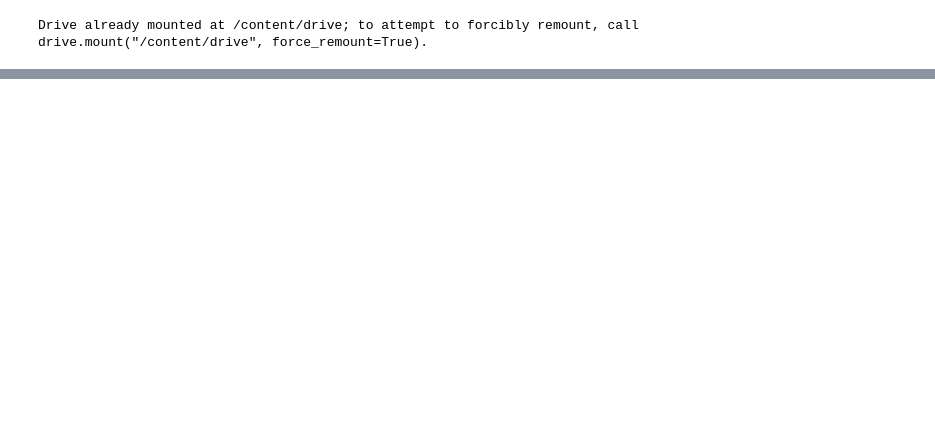
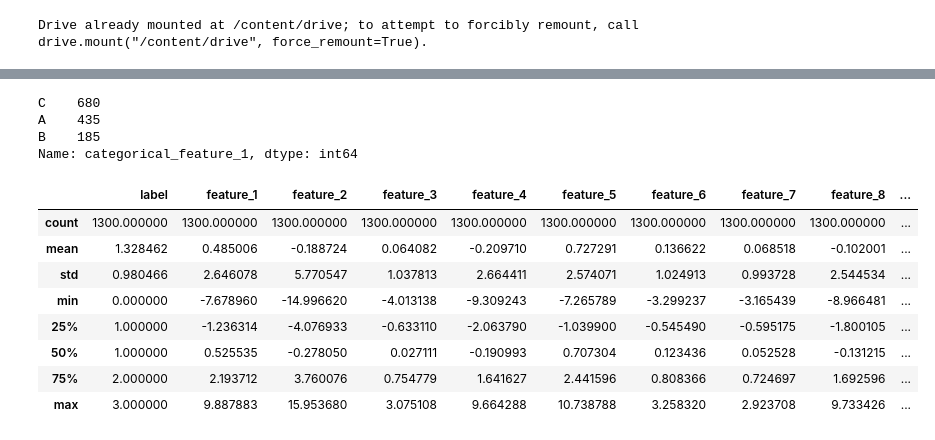
Before and after one commit to tommasoghisini/IndividualAssignment30412, a Jupyter notebook: Notebook.ipynb, the cells around one changed output, grey strips where cells are left out. Cells and saved outputs as stored; diff of their text form; code cells hidden in the pictures; blank space fills up the shorter version.

```diff
--- a/Notebook.ipynb
+++ b/Notebook.ipynb
@@ -9,0 +93,19 @@ Drive already mounted at /content/drive; to attempt to forcibly remount, call dr
+# %%
+data["categorical_feature_1"].value_counts()
+# %% [output]
+C    680
+A    435
+B    185
+Name: categorical_feature_1, dtype: int64
+# %%
+data.describe()
+# %% [output]
+|  | label | feature_1 | feature_2 | feature_3 | feature_4 | feature_5 | feature_6 | feature_7 | feature_8 | ... |
+| count | 1300.000000 | 1300.000000 | 1300.000000 | 1300.000000 | 1300.000000 | 1300.000000 | 1300.000000 | 1300.000000 | 1300.000000 | ... |
+| mean | 1.328462 | 0.485006 | -0.188724 | 0.064082 | -0.209710 | 0.727291 | 0.136622 | 0.068518 | -0.102001 | ... |
+| std | 0.980466 | 2.646078 | 5.770547 | 1.037813 | 2.664411 | 2.574071 | 1.024913 | 0.993728 | 2.544534 | ... |
+| min | 0.000000 | -7.678960 | -14.996620 | -4.013138 | -9.309243 | -7.265789 | -3.299237 | -3.165439 | -8.966481 | ... |
+| 25% | 1.000000 | -1.236314 | -4.076933 | -0.633110 | -2.063790 | -1.039900 | -0.545490 | -0.595175 | -1.800105 | ... |
+| 50% | 1.000000 | 0.525535 | -0.278050 | 0.027111 | -0.190993 | 0.707304 | 0.123436 | 0.052528 | -0.131215 | ... |
+| 75% | 2.000000 | 2.193712 | 3.760076 | 0.754779 | 1.641627 | 2.441596 | 0.808366 | 0.724697 | 1.692596 | ... |
+| max | 3.000000 | 9.887883 | 15.953680 | 3.075108 | 9.664288 | 10.738788 | 3.258320 | 2.923708 | 9.733426 | ... |
```
Also changed, not shown: parts of 18 cells of this notebook.
